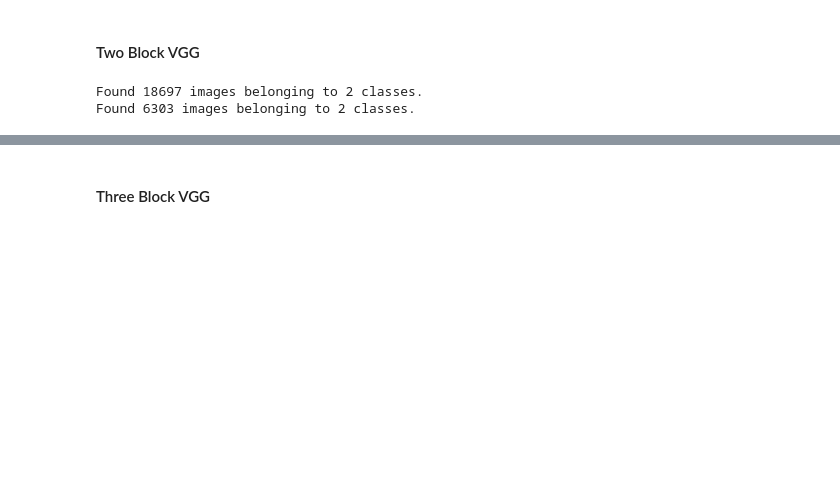
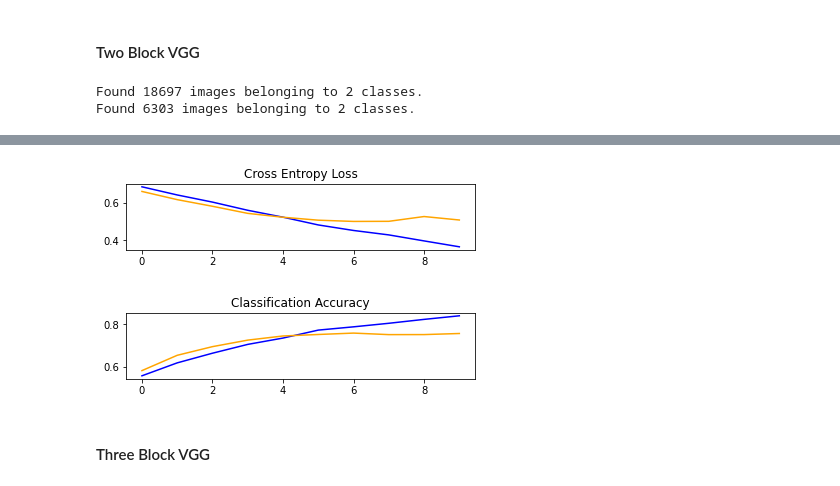
Before and after one commit to erinmcmahon26/Image-Recognizer, a Jupyter notebook: Image_Recognizer.ipynb, the cells around one changed output, grey strips where cells are left out. Drawn from its saved outputs; the diff is of its cells as text; code cells hidden in the pictures; blank space fills up the shorter version.

```diff
--- a/Image_Recognizer.ipynb
+++ b/Image_Recognizer.ipynb
@@ -214,8 +250,8 @@ def define_model():
 	opt = SGD(lr=0.001, momentum=0.9)
 	model.compile(optimizer=opt, loss='binary_crossentropy', metrics=['accuracy'])
 	return model
-# %%
-run_test_harness()
-# %% [output]
-Found 18697 images belonging to 2 classes.
-Found 6303 images belonging to 2 classes.
+# %%
+model_2_history, model_2 = run_test_harness()
+# %% [output]
+Found 18697 images belonging to 2 classes.
+Found 6303 images belonging to 2 classes.
@@ -222,3 +280,4 @@ Found 6303 images belonging to 2 classes.
+[figure, added]
 # %% [markdown]
 #### Three Block VGG
 # %%
```
Also changed, not shown: parts of 14 cells of this notebook.
